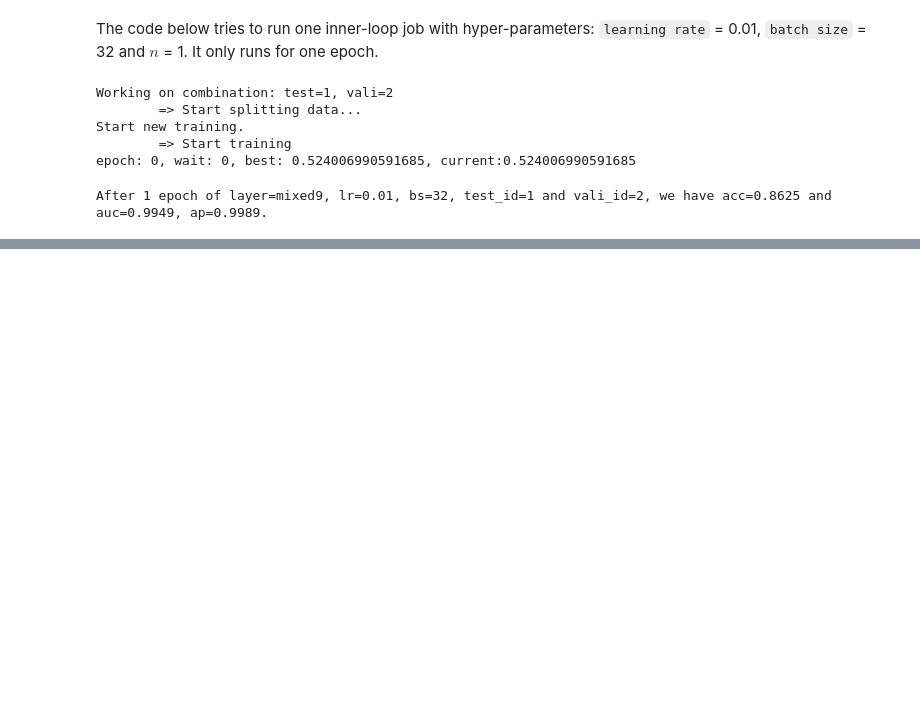
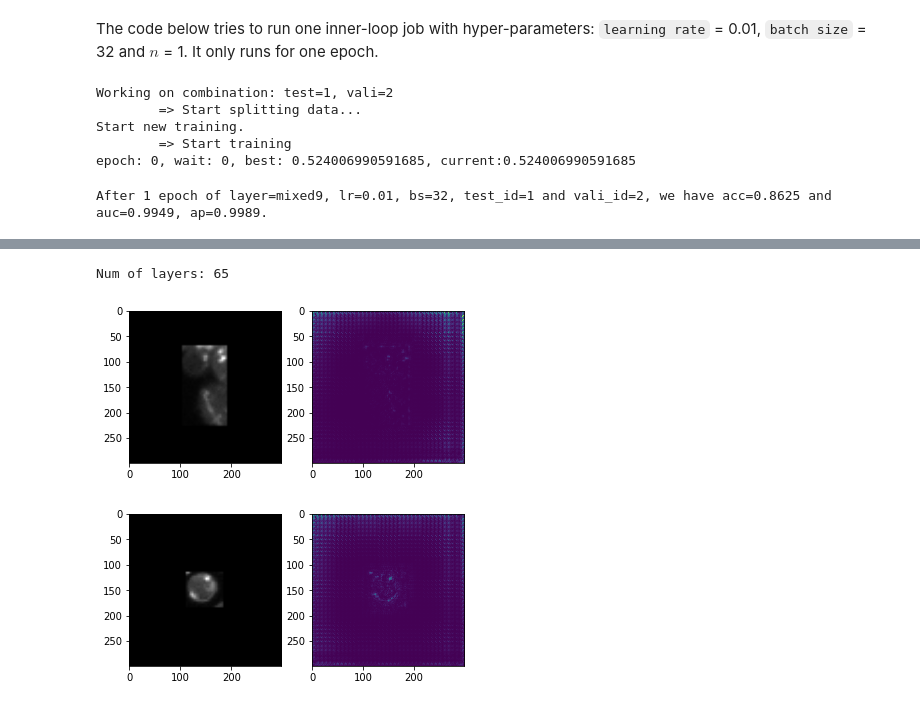
Before and after one commit to gitter-lab/t-cell-classification, a Jupyter notebook: transfer_learning.ipynb, the cells around one changed output, grey strips where cells are left out. Saved outputs shown, nothing was run; the diff lists cells and outputs as text; code cells hidden in the pictures; blank space fills up the shorter version.

```diff
--- a/transfer_learning.ipynb
+++ b/transfer_learning.ipynb
@@ -1097,0 +2088,37 @@ for layer in layer_candidates:
+# %%
+combined_model = get_combined_model(num_layer, './resource/saved_weights_1.h5')
+# %% [output]
+Num of layers: 65
+# %%
+# Swap the output softmax with linear
+layer_idx = utils.find_layer_idx(combined_model, 'prediction')
+combined_model.layers[layer_idx].activation = activations.linear
+combined_model = utils.apply_modifications(combined_model)
+# %%
+# Visualize the saliency map for a few donor 1 images
+image_list = ['./images/sample_images/processed/augmented/donor_1/activated/' +
+              'CD3_1_act_9_6_33.png',
+              './images/sample_images/processed/augmented/donor_1/quiescent/' +
+              'CD3_1_noact_10_1_57.png']
+
+original, guided = [], []
+
+for image in image_list:
+    img_gray = cv2.imread(image, 0)
+    original.append(img_gray)
+
+    # Resize it to fit the base model input size
+    img = np.array([resize(img_gray, (299, 299, 3))])
+    index = 0 if "noact" in image else 1
+    grads = visualize_saliency(combined_model, layer_idx, filter_indices=index,
+                               seed_input=img, backprop_modifier="guided")
+    guided.append(grads)
+# %%
+for i in range(len(image_list)):
+    f, ax = plt.subplots(1, 2)
+    cur_ori = resize(original[i], (299, 299)) * 255
+    ax[0].imshow(cur_ori, cmap='gray')
+    ax[1].imshow(guided[i], cmap='viridis')
+# %% [output]
+[figure, added]
+[figure, added]
```
Also changed, not shown: parts of 87 cells of this notebook.
